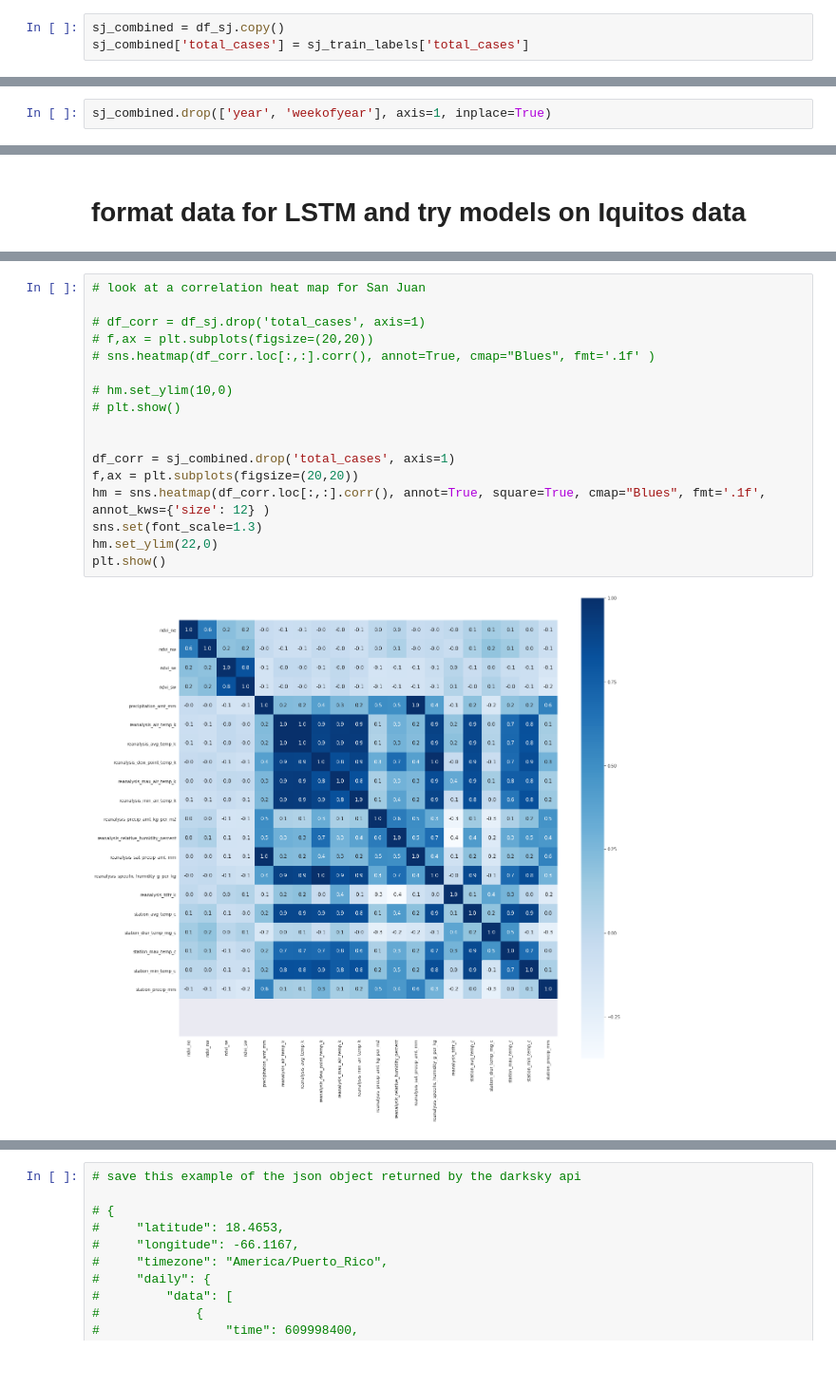
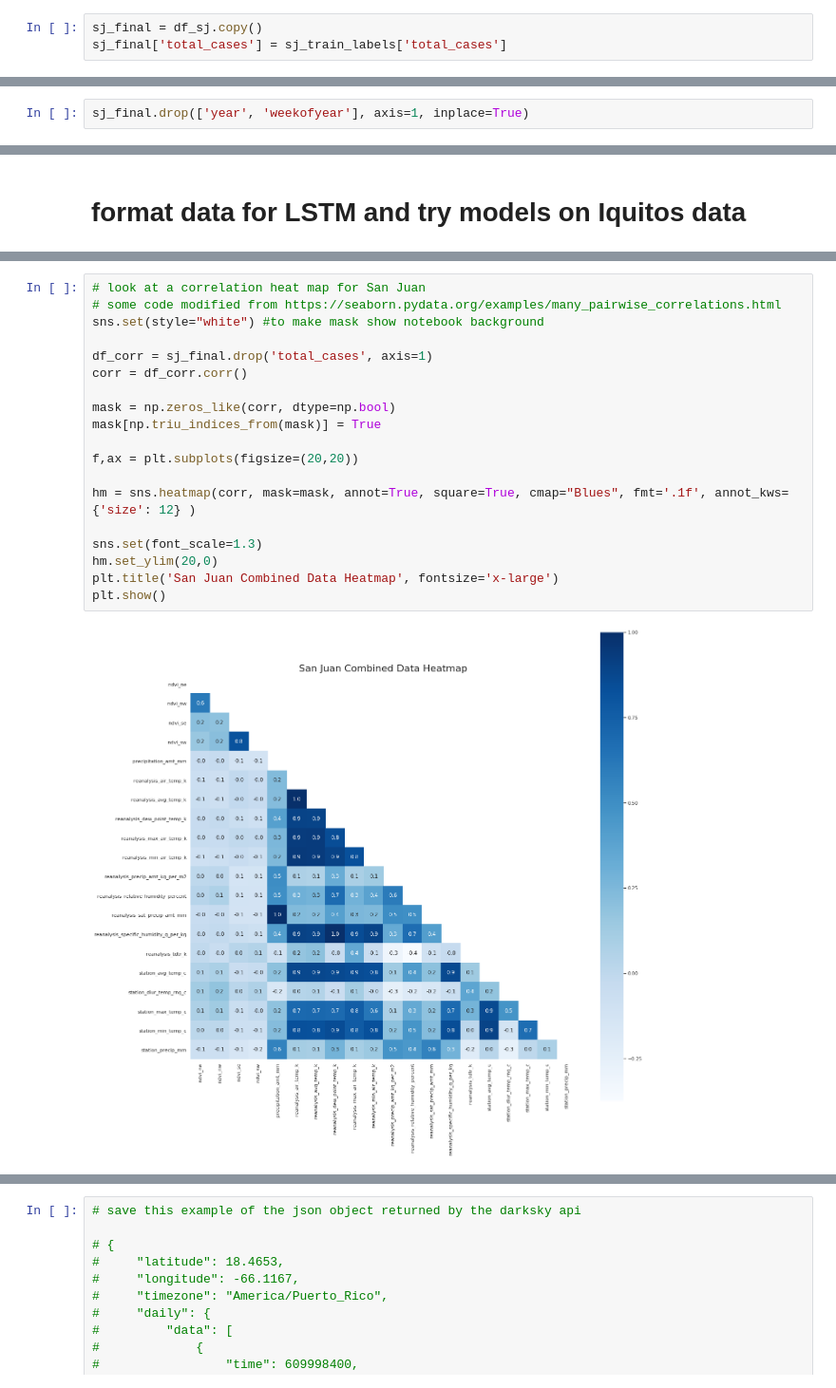
Before and after one commit to iEvidently/dsc-5-capstone-project-online-ds-pt-100118, a Jupyter notebook: dd_dengue_fever.ipynb, the cells around one changed output, grey strips where cells are left out. Shown at 95% size. Cells and saved outputs as stored; diff of their text form.

```diff
--- a/dd_dengue_fever.ipynb
+++ b/dd_dengue_fever.ipynb
@@ -771,6 +768,6 @@ total_cases    520 non-null int64
 dtypes: int64(3)
 memory usage: 16.2 KB
 # %%
-sj_combined = df_sj.copy()
-sj_combined['total_cases'] = sj_train_labels['total_cases']
+sj_final = df_sj.copy()
+sj_final['total_cases'] = sj_train_labels['total_cases']
 # %%
@@ -822,4 +817,4 @@ plt.show()
 # %% [markdown]
 # model training and predictions with only the drivendata data
 # %%
-sj_combined.drop(['year', 'weekofyear'], axis=1, inplace=True)
+sj_final.drop(['year', 'weekofyear'], axis=1, inplace=True)
@@ -1213,20 +1784,22 @@ Epoch 100/100
 # %%
 # look at a correlation heat map for San Juan
+# some code modified from https://seaborn.pydata.org/examples/many_pairwise_correlations.html
+sns.set(style="white") #to make mask show notebook background
 
-# df_corr = df_sj.drop('total_cases', axis=1)
-# f,ax = plt.subplots(figsize=(20,20))
-# sns.heatmap(df_corr.loc[:,:].corr(), annot=True, cmap="Blues", fmt='.1f' )
+df_corr = sj_final.drop('total_cases', axis=1)
+corr = df_corr.corr()
 
-# hm.set_ylim(10,0)
-# plt.show()
+mask = np.zeros_like(corr, dtype=np.bool)
+mask[np.triu_indices_from(mask)] = True
 
+f,ax = plt.subplots(figsize=(20,20))
 
-df_corr = sj_combined.drop('total_cases', axis=1)
-f,ax = plt.subplots(figsize=(20,20))
-hm = sns.heatmap(df_corr.loc[:,:].corr(), annot=True, square=True, cmap="Blues", fmt='.1f', annot_kws={'size': 12} )
+hm = sns.heatmap(corr, mask=mask, annot=True, square=True, cmap="Blues", fmt='.1f', annot_kws={'size': 12} )
+
 sns.set(font_scale=1.3)
-hm.set_ylim(22,0)
+hm.set_ylim(20,0)
+plt.title('San Juan Combined Data Heatmap', fontsize='x-large')
 plt.show()
 # %% [output]
-[figure, old version]
+[figure, new version]
 # %%
```
Also changed, not shown: parts of 44 cells of this notebook.
